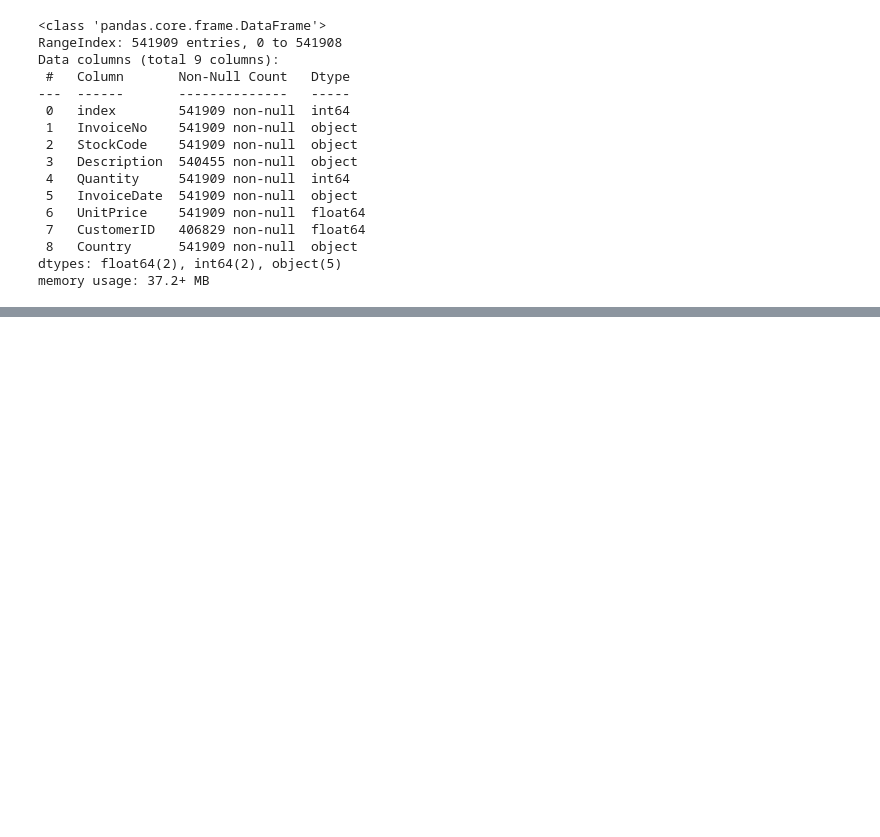
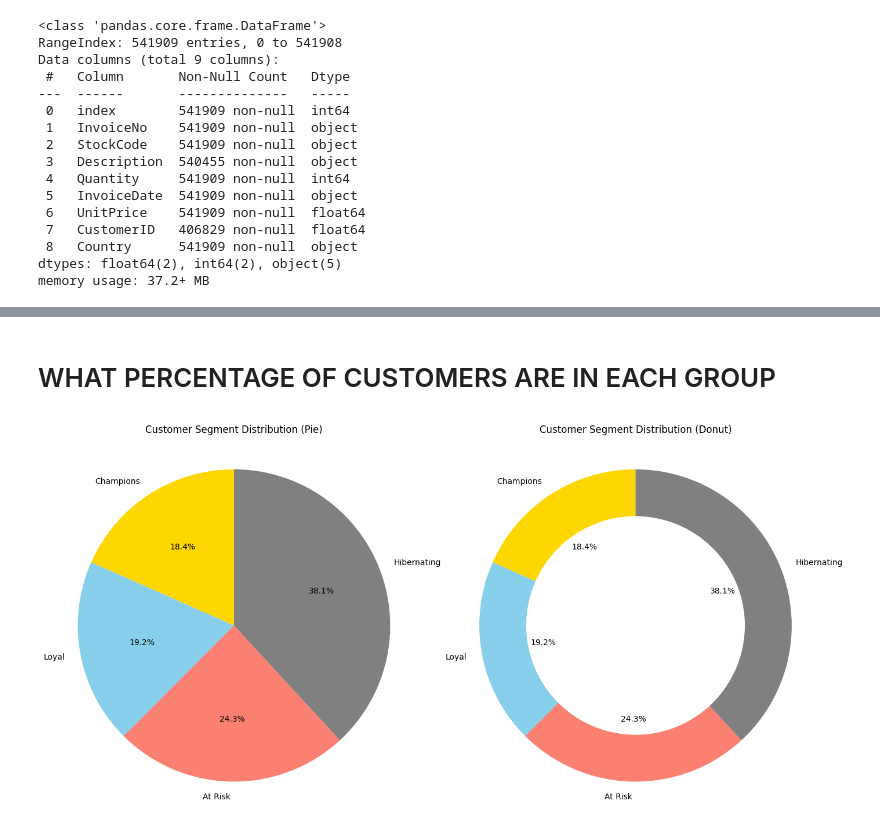
Before and after one commit to Isha8602/Online-Retail-Customer-Behavior-Analytics-A-Power-BI-Dashboard-Project, a Jupyter notebook: Online_Retails_analysis.ipynb, the cells around one changed output, grey strips where cells are left out. Saved outputs shown, nothing was run; the diff lists cells and outputs as text; code cells hidden in the pictures; blank space fills up the shorter version.

```diff
--- a/Online_Retails_analysis.ipynb
+++ b/Online_Retails_analysis.ipynb
@@ -181,0 +269,22 @@ dtype: int64
+# %% [markdown]
+# WHAT PERCENTAGE OF CUSTOMERS ARE IN EACH GROUP
+# %%
+fig, (ax1, ax2) = plt.subplots(1, 2, figsize=(14, 7))
+
+# Pie chart
+ax1.pie(segment_counts, labels=segment_counts.index, autopct='%1.1f%%',
+        colors=['gold', 'skyblue', 'salmon', 'gray'], startangle=90)
+ax1.set_title('Customer Segment Distribution (Pie)')
+ax1.axis('equal')
+
+# Donut chart
+ax2.pie(segment_counts, labels=segment_counts.index, autopct='%1.1f%%',
+        colors=['gold', 'skyblue', 'salmon', 'gray'], startangle=90,
+        wedgeprops=dict(width=0.3))
+ax2.set_title('Customer Segment Distribution (Donut)')
+ax2.axis('equal')
+
+plt.tight_layout()
+plt.show()
+# %% [output]
+[figure, added]
```
Also changed, not shown: parts of 43 cells of this notebook.
